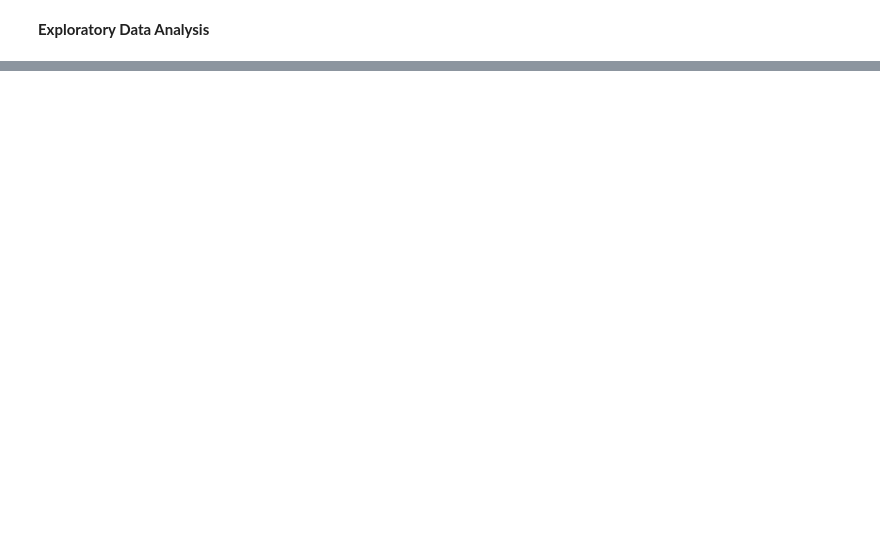
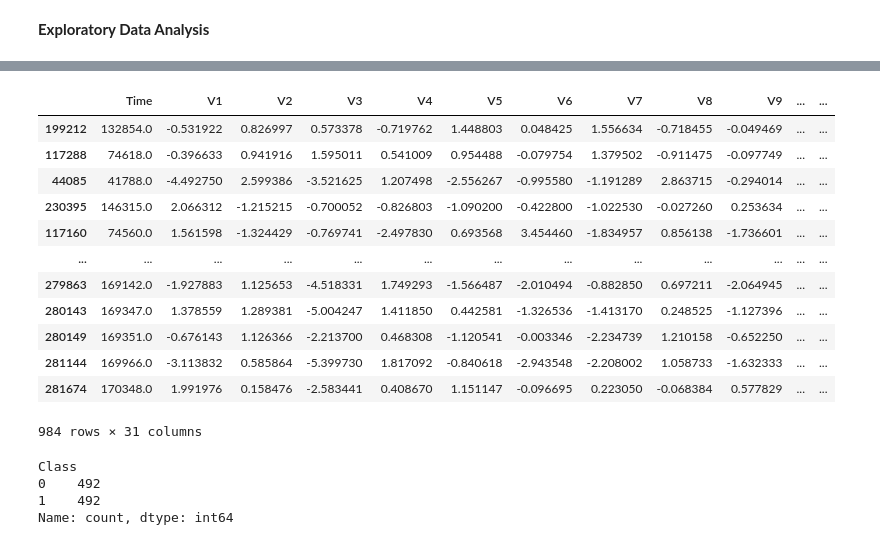
Before and after one commit to DajahV/CODSOFT---Credit-Card-Fraud-Detection-Project, a Jupyter notebook: Credit card fraud detection.ipynb, the cells around one changed output, grey strips where cells are left out. Saved outputs shown, nothing was run; the diff lists cells and outputs as text; code cells hidden in the pictures; blank space fills up the shorter version.

```diff
--- a/Credit card fraud detection.ipynb
+++ b/Credit card fraud detection.ipynb
@@ -262,0 +176,11 @@ Name: Class, Length: 284807, dtype: int64
+# %%
+#create a function that seperates the class of transaction between fraud and legit transactions
+
+def split_data_by_class(creditCard):
+
+    legit = creditCard[creditCard["Class"] == 0]
+    fraud = creditCard[creditCard["Class"] == 1]
+    return legit, fraud
+
+# Example usage:
+legit_df, fraud_df = split_data_by_class(creditCard)
@@ -262,0 +267,4 @@ Name: Class, Length: 284807, dtype: int64
+# %%
+#sampling the legit transaction to a match a 492 rows
+
+new_legit_df = legit_df.sample(n = 492)
@@ -262,0 +291,31 @@ Name: Class, Length: 284807, dtype: int64
+# %%
+#Combine the fraud and the fraud datasets
+
+combine_df = pd.concat([new_legit_df, fraud_df], axis = 0)
+# %%
+#view the combined fraud and legit datasets
+
+combine_df
+# %% [output]
+|  | Time | V1 | V2 | V3 | V4 | V5 | V6 | V7 | V8 | V9 | ... | ... |
+| 199212 | 132854.0 | -0.531922 | 0.826997 | 0.573378 | -0.719762 | 1.448803 | 0.048425 | 1.556634 | -0.718455 | -0.049469 | ... | ... |
+| 117288 | 74618.0 | -0.396633 | 0.941916 | 1.595011 | 0.541009 | 0.954488 | -0.079754 | 1.379502 | -0.911475 | -0.097749 | ... | ... |
+| 44085 | 41788.0 | -4.492750 | 2.599386 | -3.521625 | 1.207498 | -2.556267 | -0.995580 | -1.191289 | 2.863715 | -0.294014 | ... | ... |
+| 230395 | 146315.0 | 2.066312 | -1.215215 | -0.700052 | -0.826803 | -1.090200 | -0.422800 | -1.022530 | -0.027260 | 0.253634 | ... | ... |
+| 117160 | 74560.0 | 1.561598 | -1.324429 | -0.769741 | -2.497830 | 0.693568 | 3.454460 | -1.834957 | 0.856138 | -1.736601 | ... | ... |
+| ... | ... | ... | ... | ... | ... | ... | ... | ... | ... | ... | ... | ... |
+| 279863 | 169142.0 | -1.927883 | 1.125653 | -4.518331 | 1.749293 | -1.566487 | -2.010494 | -0.882850 | 0.697211 | -2.064945 | ... | ... |
+| 280143 | 169347.0 | 1.378559 | 1.289381 | -5.004247 | 1.411850 | 0.442581 | -1.326536 | -1.413170 | 0.248525 | -1.127396 | ... | ... |
+| 280149 | 169351.0 | -0.676143 | 1.126366 | -2.213700 | 0.468308 | -1.120541 | -0.003346 | -2.234739 | 1.210158 | -0.652250 | ... | ... |
+| 281144 | 169966.0 | -3.113832 | 0.585864 | -5.399730 | 1.817092 | -0.840618 | -2.943548 | -2.208002 | 1.058733 | -1.632333 | ... | ... |
+| 281674 | 170348.0 | 1.991976 | 0.158476 | -2.583441 | 0.408670 | 1.151147 | -0.096695 | 0.223050 | -0.068384 | 0.577829 | ... | ... |
+984 rows × 31 columns
+# %%
+#viewing the new combine data
+
+combine_df["Class"].value_counts()
+# %% [output]
+Class
+0    492
+1    492
+Name: count, dtype: int64
```
Also changed, not shown: parts of 57 cells of this notebook.
